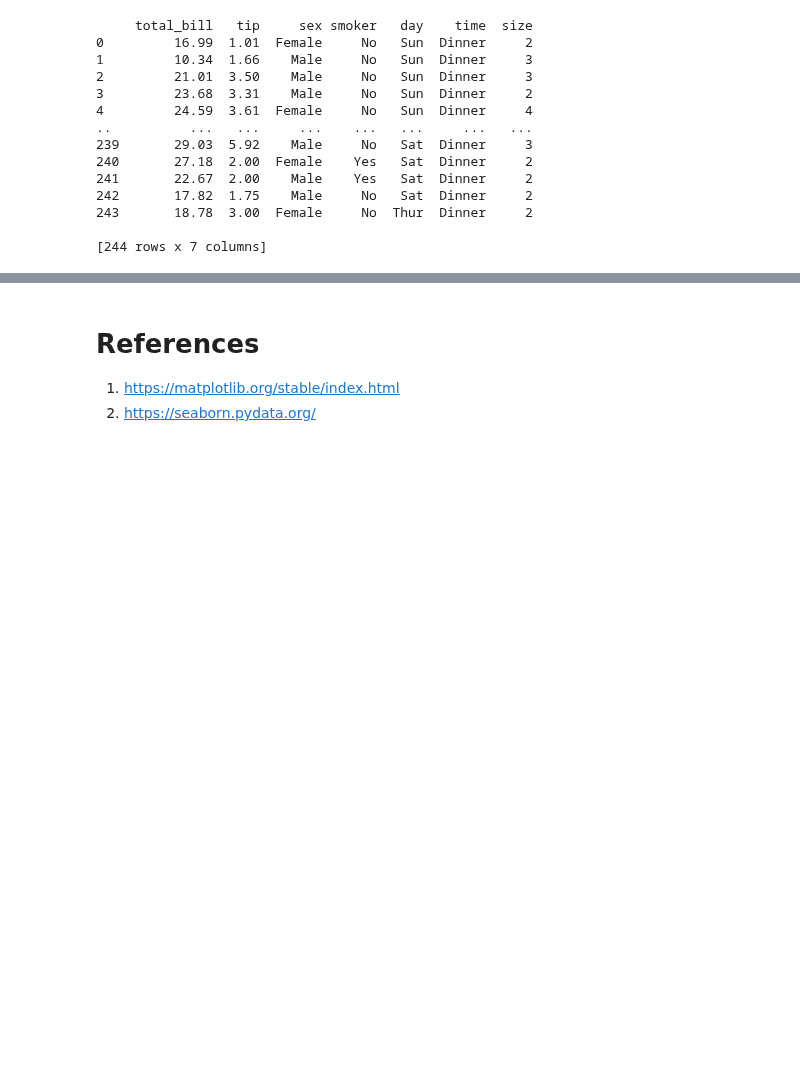
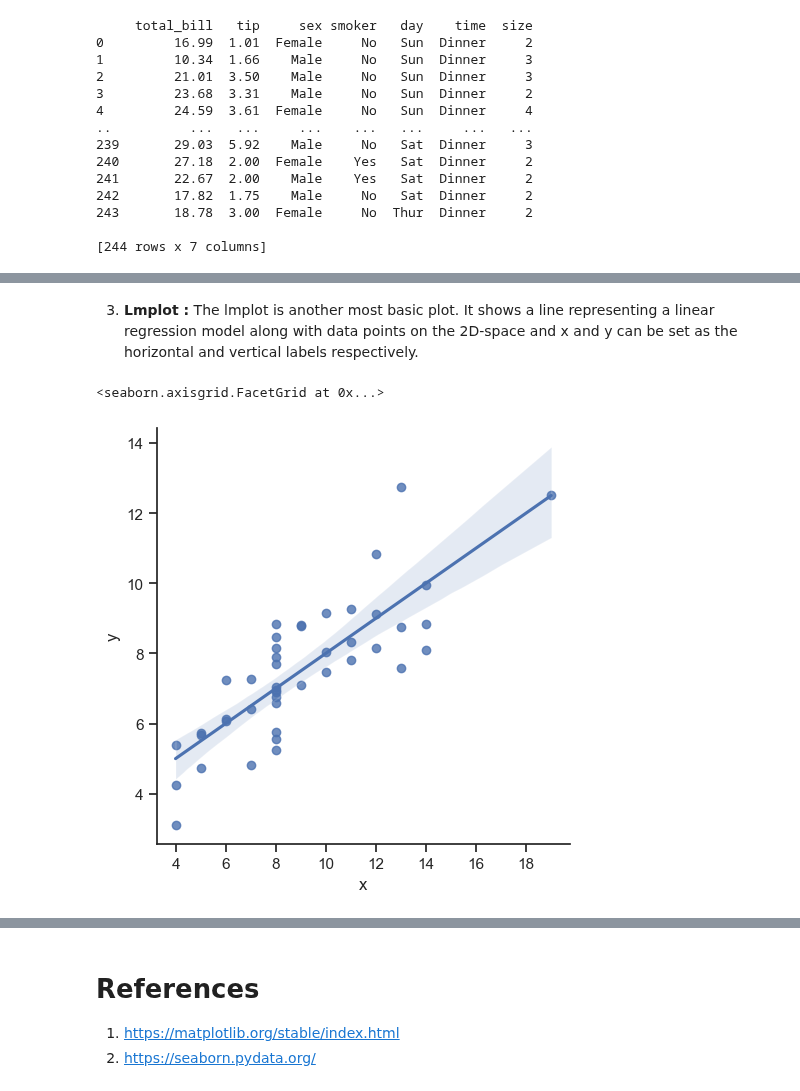
Before and after one commit to arunp77/Python-programming, a Jupyter notebook: Python-fundamental/Matplotlib.ipynb, the cells around one changed output, grey strips where cells are left out. Cells and saved outputs as stored; diff of their text form; code cells hidden in the pictures; blank space fills up the shorter version.

```diff
--- a/Python-fundamental/Matplotlib.ipynb
+++ b/Python-fundamental/Matplotlib.ipynb
@@ -1100,0 +1185,13 @@ print(sb.get_dataset_names()) #To view all the available data sets in the Seabor
+# %% [markdown]
+3. **Lmplot :**  The lmplot is another most basic plot. It shows a line representing a linear regression model along with data points on the 2D-space and x and y can be set as the horizontal and vertical labels respectively.
+# %%
+sns.set(style="ticks")
+
+# Loading the dataset
+df = sns.load_dataset("anscombe")
+
+# Show the results of a linear regression
+sns.lmplot(x="x", y="y", data=df)
+# %% [output]
+<seaborn.axisgrid.FacetGrid at 0x...>
+[figure, added]
```
Also changed, not shown: parts of 29 cells of this notebook.
